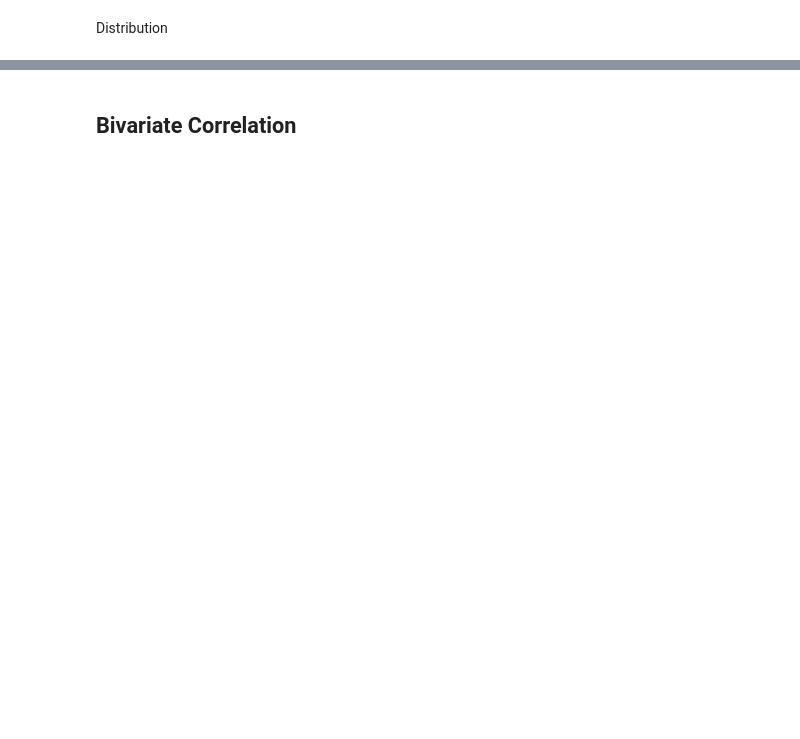
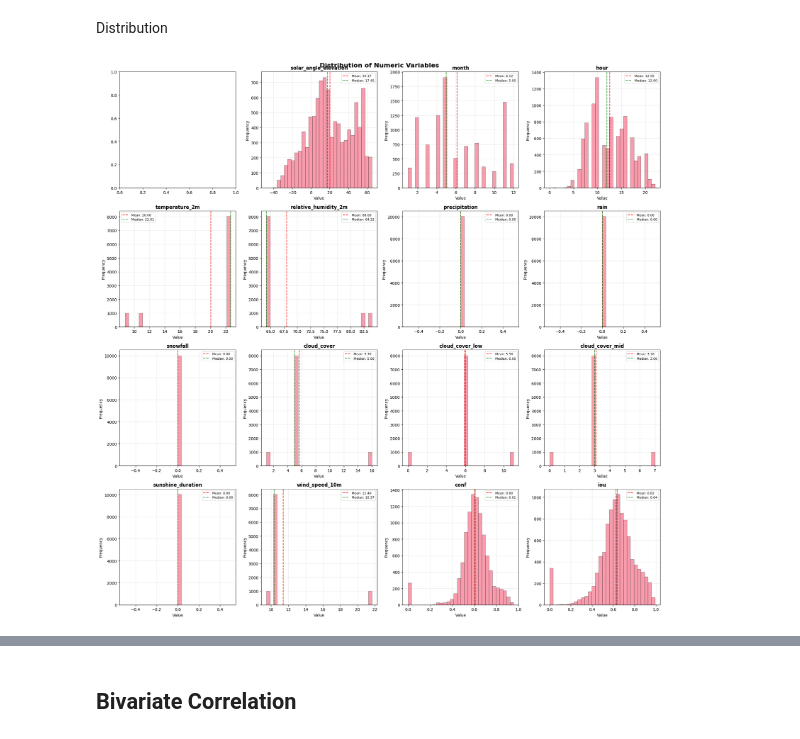
Before and after one commit to femartip/frame-validity-od, a Jupyter notebook: notebooks/eda.ipynb, the cells around one changed output, grey strips where cells are left out. Cells and saved outputs as stored; diff of their text form; code cells hidden in the pictures; blank space fills up the shorter version.

```diff
--- a/notebooks/eda.ipynb
+++ b/notebooks/eda.ipynb
@@ -7,2 +152,17 @@ Distribution
 # %% [markdown]
 ## Numerical Variables
+# %%
+print(f"Number of numerical features: {len(numeric_columns)}")
+for col in numeric_columns:
+    if col == 'coords':
+        continue
+    clean_data = data[column].dropna()
+    print(f"\n{column.upper()}:")
+    print(f"  Count: {len(clean_data)}")
+    print(f"  Missing values: {data[column].isnull().sum()}")
+    print(f"  Mean: {clean_data.mean():.3f}")
+    print(f"  Median: {clean_data.median():.3f}")
+    print(f"  Std: {clean_data.std():.3f}")
+    print(f"  Min: {clean_data.min():.3f}")
+    print(f"  Max: {clean_data.max():.3f}")
+    print(f"  Range: {clean_data.max() - clean_data.min():.3f}")
@@ -9,2 +187,31 @@ Distribution
 # %% [markdown]
 Distribution
+# %%
+n_cols = 4
+n_rows = (len(numeric_columns) + n_cols - 1) // n_cols
+
+fig, axes = plt.subplots(n_rows, n_cols, figsize=(20, 5*n_rows))
+fig.suptitle('Distribution of Numeric Variables', fontsize=16, fontweight='bold')
+axes = axes.flatten() if n_rows > 1 else [axes] if n_rows == 1 else axes
+
+for i, column in enumerate(numeric_columns):
+    if column == 'coords':
+        continue
+    clean_data = data[column].dropna()
+
+    axes[i].hist(clean_data, bins=30, alpha=0.7, edgecolor='black', linewidth=0.5)
+    axes[i].set_title(f'{column}', fontsize=12, fontweight='bold')
+    axes[i].set_xlabel('Value')
+    axes[i].set_ylabel('Frequency')
+    axes[i].grid(True, alpha=0.3)
+
+    mean_val = clean_data.mean()
+    median_val = clean_data.median()
+    axes[i].axvline(mean_val, color='red', linestyle='--', alpha=0.8, label=f'Mean: {mean_val:.2f}')
+    axes[i].axvline(median_val, color='green', linestyle='--', alpha=0.8, label=f'Median: {median_val:.2f}')
+    axes[i].legend(fontsize=8)
+
+plt.tight_layout()
+plt.show()
+# %% [output]
+[figure, added]
```
Also changed, not shown: parts of 42 cells of this notebook, 9 other files.
